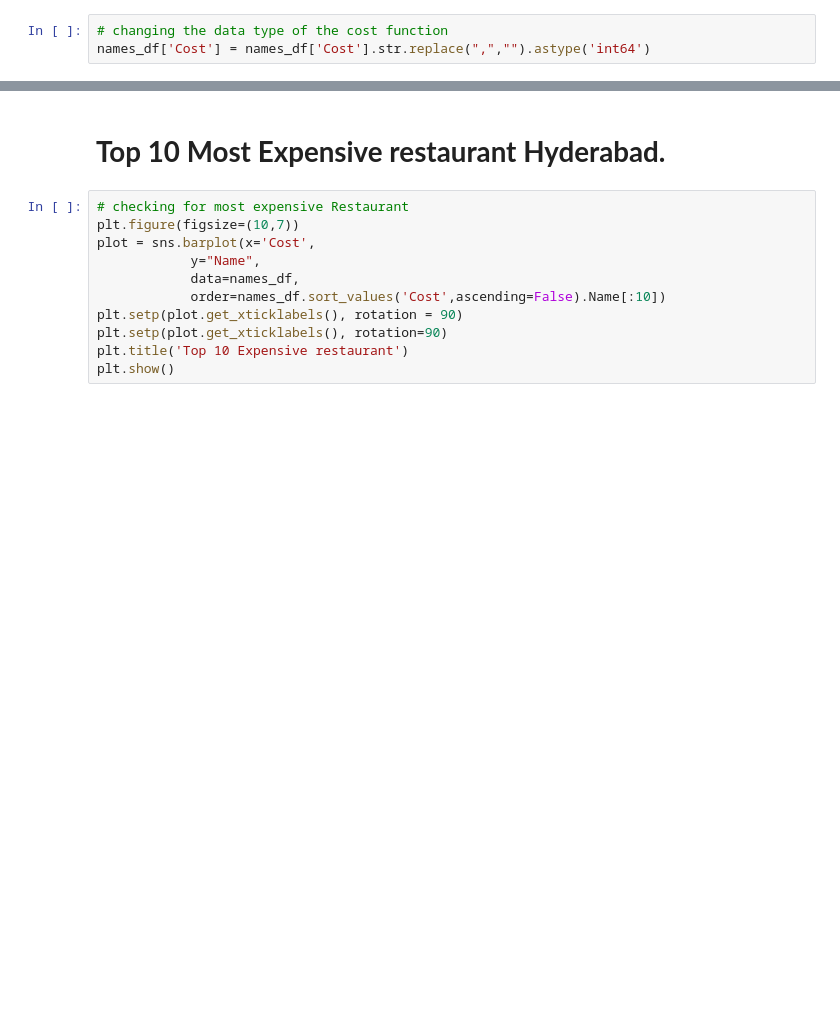
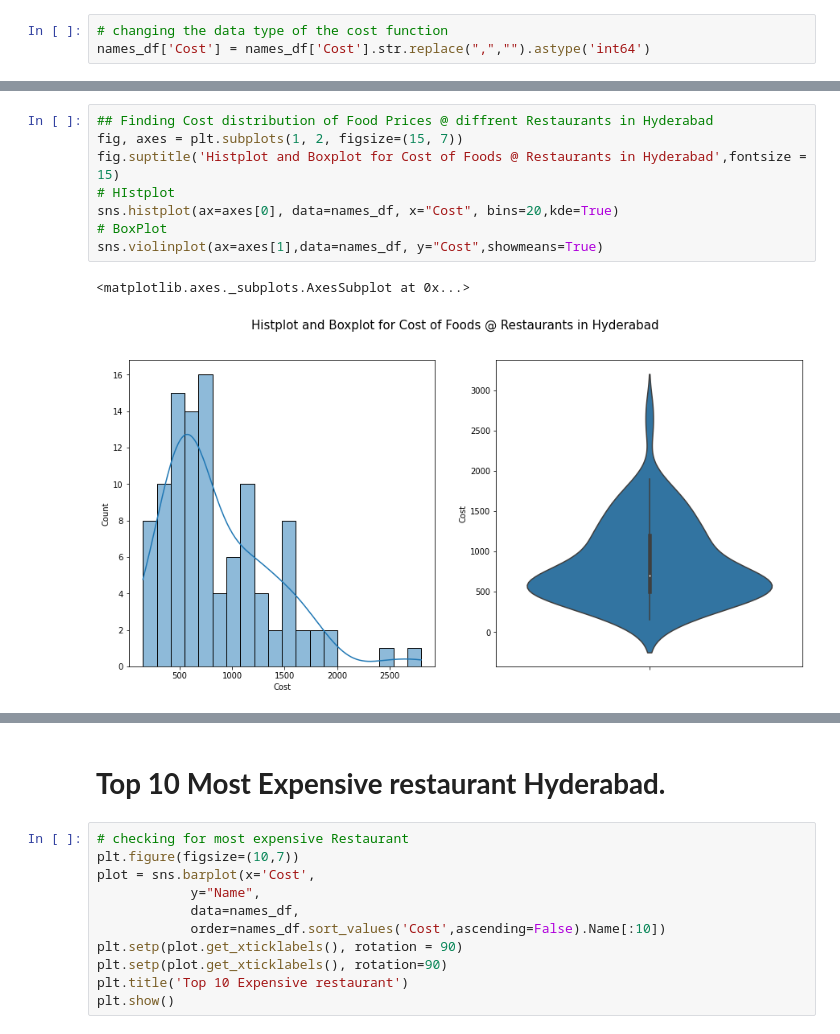
Before and after one commit to VilasSonawane/ZOMATO-RESTAURANT-CLUSTERING-AND-SENTIMENT-ANALYSIS, a Jupyter notebook: Vilas_Copy_of_ZOMATO_RESTAURANT_CLUSTERING_AND_SENTIMENT_ANALYSIS.ipynb, the cells around one changed output, grey strips where cells are left out. Drawn from its saved outputs; the diff is of its cells as text; blank space fills up the shorter version.

```diff
--- a/Vilas_Copy_of_ZOMATO_RESTAURANT_CLUSTERING_AND_SENTIMENT_ANALYSIS.ipynb
+++ b/Vilas_Copy_of_ZOMATO_RESTAURANT_CLUSTERING_AND_SENTIMENT_ANALYSIS.ipynb
@@ -300,0 +291,11 @@ names_df['Cost'] = names_df['Cost'].str.replace(",","").astype('int64')
+# %%
+## Finding Cost distribution of Food Prices @ diffrent Restaurants in Hyderabad
+fig, axes = plt.subplots(1, 2, figsize=(15, 7))
+fig.suptitle('Histplot and Boxplot for Cost of Foods @ Restaurants in Hyderabad',fontsize = 15)
+# HIstplot
+sns.histplot(ax=axes[0], data=names_df, x="Cost", bins=20,kde=True)
+# BoxPlot
+sns.violinplot(ax=axes[1],data=names_df, y="Cost",showmeans=True)
+# %% [output]
+<matplotlib.axes._subplots.AxesSubplot at 0x...>
+[figure, added]
```
Also changed, not shown: parts of 35 cells of this notebook.
